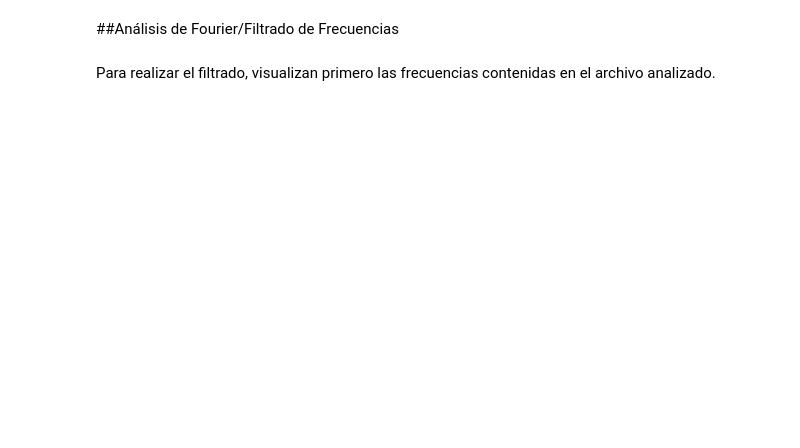
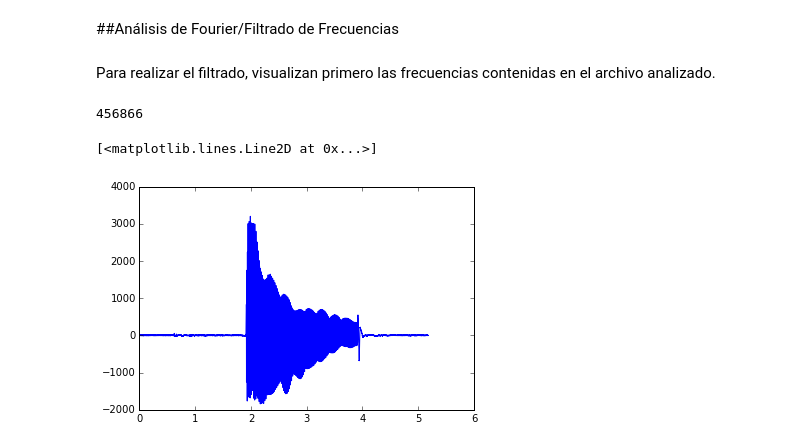
Before and after one commit to JuanUrrea6/MC, a Jupyter notebook: Proyecto Final/Filtrado.ipynb, the cells around one changed output. Cells and saved outputs as stored; diff of their text form; code cells hidden in the pictures; blank space fills up the shorter version.

```diff
--- a/Proyecto Final/Filtrado.ipynb
+++ b/Proyecto Final/Filtrado.ipynb
@@ -88,3 +112,14 @@ Tomar el archivo importado y realizar la transformada de Fourier. Esto para deja
 ##Análisis de Fourier/Filtrado de Frecuencias
 # %% [markdown]
 Para realizar el filtrado, visualizan primero las frecuencias contenidas en el archivo analizado.
+# %%
+N
+# %% [output]
+456866
+# %%
+group1 = arregloMusical[0:456866/2]
+time1 = tiempo[0:456866/2]
+plot(time1, group1)
+# %% [output]
+[<matplotlib.lines.Line2D at 0x...>]
+[figure, added]
```
Also changed, not shown: parts of 20 cells of this notebook.
